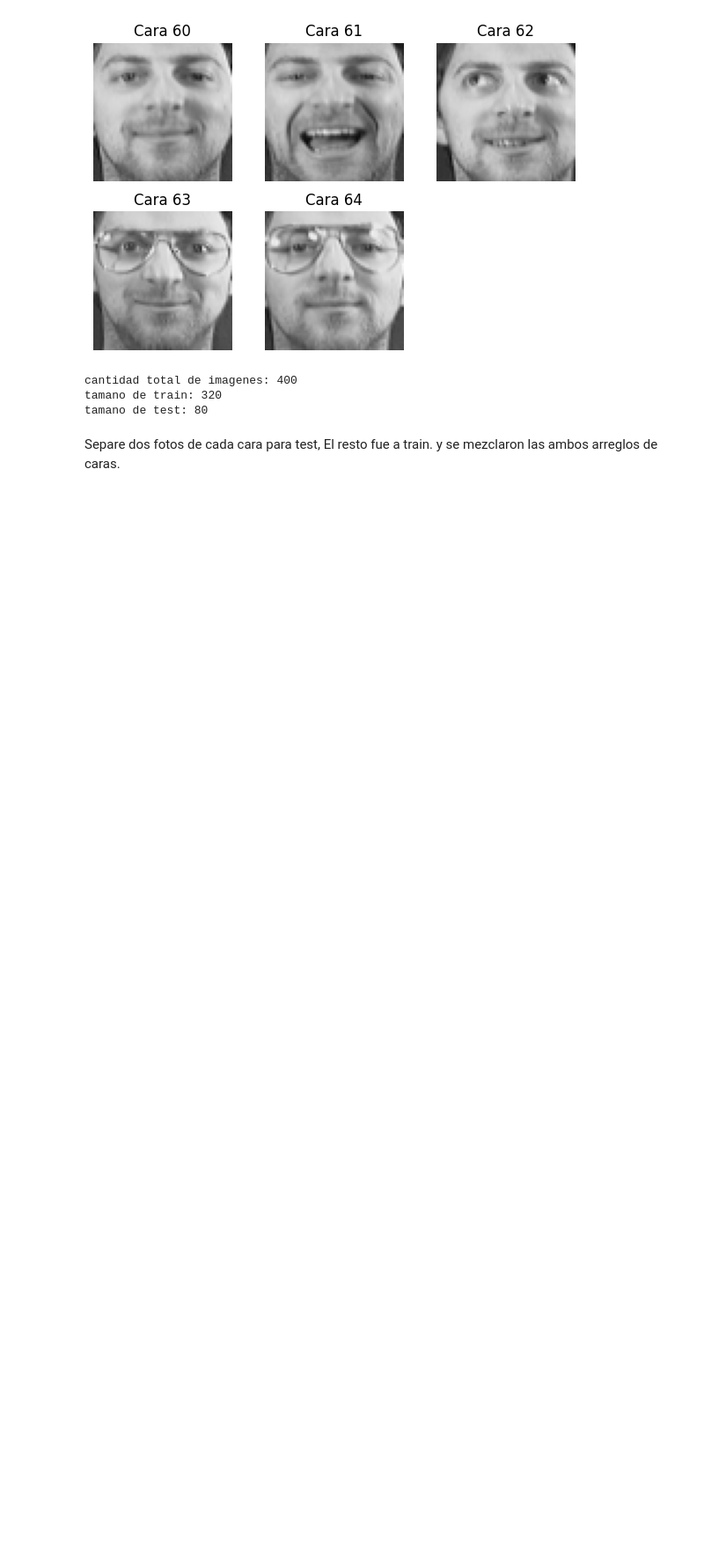
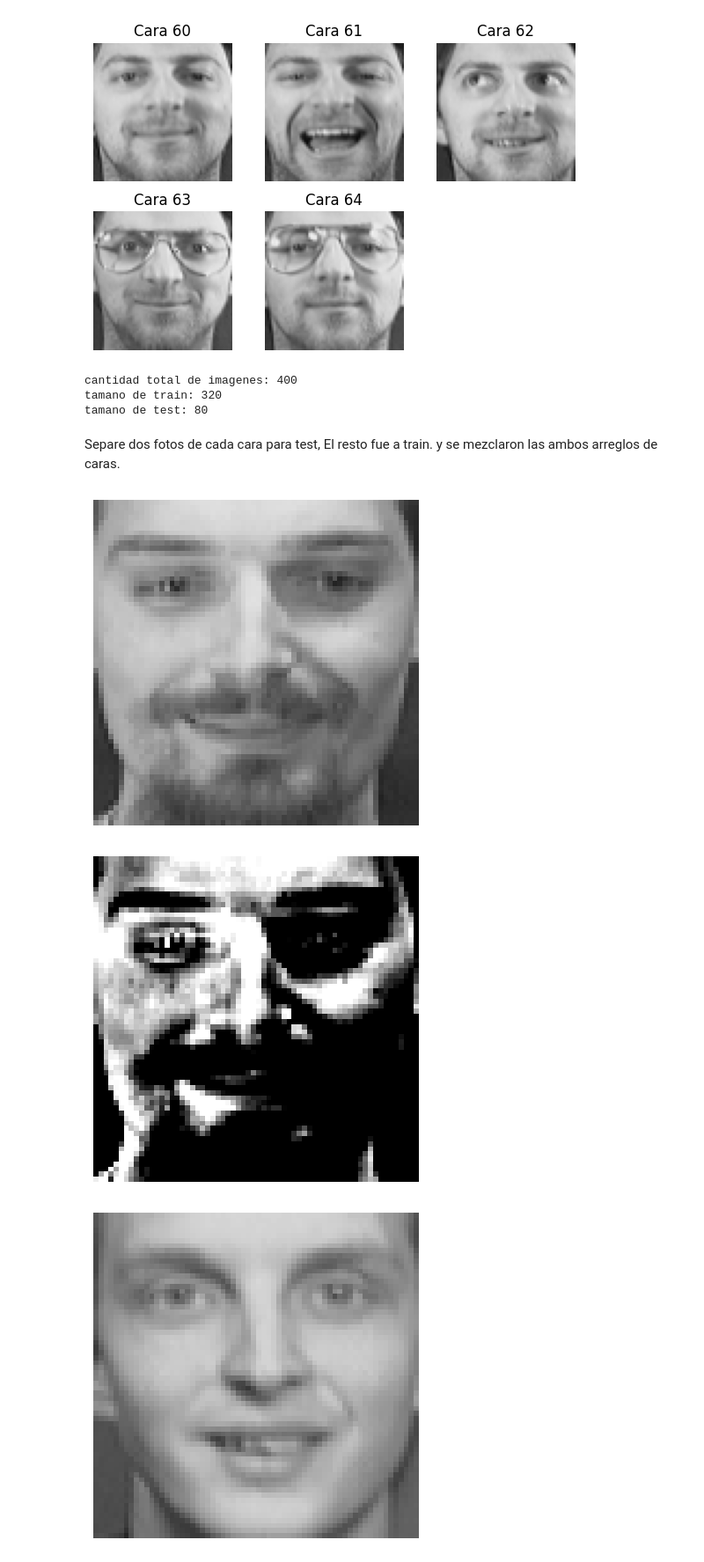
Before and after one commit to Santi2065/faces-pca-autoencoder-clustering, a Jupyter notebook: Groba_Santiago_Notebook_TP4.ipynb, the cells around one changed output. Shown at 88% size. Saved outputs shown, nothing was run; the diff lists cells and outputs as text; code cells hidden in the pictures; blank space fills up the shorter version.

```diff
--- a/Groba_Santiago_Notebook_TP4.ipynb
+++ b/Groba_Santiago_Notebook_TP4.ipynb
@@ -87,3 +88,26 @@ tamano de train: 320
 tamano de test: 80
 # %% [markdown]
 Separe dos fotos de cada cara para test, El resto fue a train. y se mezclaron las ambos arreglos de caras.
+# %%
+mean = np.mean(train,axis=0)
+std = np.std(train,axis=0)
+print_image(train[0])
+standarize(train[0],mean,std,print=True)
+train_std = standarize_bulk(train,mean,std)
+print_image(test[0])
+compress_dataset = pca(train_std,train,mean,std)
+print_image(compress_dataset[0])
+#comparar el antes y el despues del pca en una imagen
+print("Imagen original:")
+print_image(train[0])
+print("Imagen luego de PCA:")
+print_image(compress_dataset[0])
+#metrica para demostrar el cambio
+original_var = np.var(train_std,axis=0).sum()
+pca_var = np.var(compress_dataset,axis=0).sum()
+print(f"Varianza original: {original_var}\nVarianza luego de PCA: {pca_var}")
+print(f"Porcentaje de varianza retenida luego de PCA: {pca_var/original_var*100}%")
+# %% [output]
+[figure, added]
+[figure, added]
+[figure, added]
```
Also changed, not shown: parts of 12 cells of this notebook, 3 other files.
